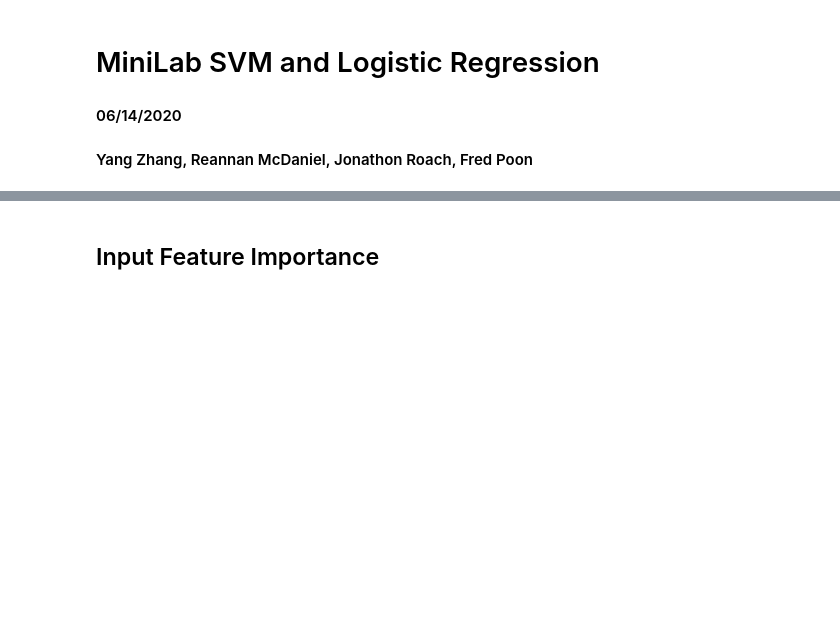
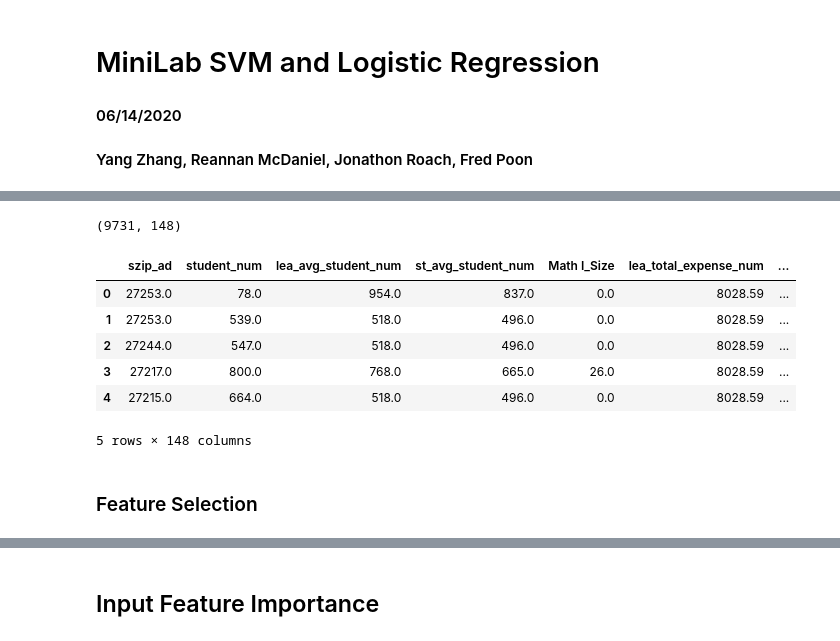
Before and after one commit to fredpoon/ds_7331_jyrf_eda, a Jupyter notebook: minilab_jyrf_draft.ipynb, the cells around one changed output, grey strips where cells are left out. Drawn from its saved outputs; the diff is of its cells as text; code cells hidden in the pictures; blank space fills up the shorter version.

Commit message:
add data preparation to Master file

```diff
--- a/minilab_jyrf_draft.ipynb
+++ b/minilab_jyrf_draft.ipynb
@@ -30,0 +39,14 @@ Typically, you would not include any graduation rate features in your graduation
+# %%
+#Locate the categorical variables in dataset
+sD_nominal = schoolData.loc[:, (schoolData.dtypes == object)]
+uniqueThreshold = 25
+
+#Delete categorical columns with > 25 unique values (Each unique value becomes a column during one-hot encoding)
+oneHotUniqueValueCounts = schoolData[sD_nominal.columns].apply(lambda x: x.nunique())
+oneHotUniqueValueCols = oneHotUniqueValueCounts[oneHotUniqueValueCounts >= uniqueThreshold].index
+schoolData.drop(oneHotUniqueValueCols, axis=1, inplace=True)
+
+#Review dataset contents one hot high unique value drops
+print('*********After: Removing columns with >= uniqueThreshold unique values***********')
+schoolData.info(verbose=False)
+print ('\r\nColumns Deleted: ', len(oneHotUniqueValueCols))
@@ -30,0 +62,7 @@ Typically, you would not include any graduation rate features in your graduation
+# %%
+#Keep an original copy of the Data
+schoolData_org = schoolData
+
+#Pop out the SPG information from the Data
+schoolData_SPG = schoolData.pop('SPG Grade')
+schoolData_SPGScore = schoolData.pop('SPG Score')
@@ -30,0 +89,4 @@ Typically, you would not include any graduation rate features in your graduation
+# %%
+# Remove All the Columns that directly used to calculate SPG Grade and Score
+schoolData.drop(schoolData.iloc[:, 22:162], inplace=True, axis=1)
+schoolData.info(verbose=True)
@@ -30,0 +111,6 @@ Typically, you would not include any graduation rate features in your graduation
+# %%
+#Isolate remaining categorical variables
+begColumnCt = len(schoolData.columns)
+
+#one hot encode categorical variables
+schoolData = pd.get_dummies(data=schoolData,drop_first=True)
@@ -30,0 +139,16 @@ Typically, you would not include any graduation rate features in your graduation
+# %%
+# Dimension of Dataset
+schoolData.shape
+
+schoolData.head()
+# %% [output]
+(9731, 148)
+|  | szip_ad | student_num | lea_avg_student_num | st_avg_student_num | Math I_Size | lea_total_expense_num | ... |
+| 0 | 27253.0 | 78.0 | 954.0 | 837.0 | 0.0 | 8028.59 | ... |
+| 1 | 27253.0 | 539.0 | 518.0 | 496.0 | 0.0 | 8028.59 | ... |
+| 2 | 27244.0 | 547.0 | 518.0 | 496.0 | 0.0 | 8028.59 | ... |
+| 3 | 27217.0 | 800.0 | 768.0 | 665.0 | 26.0 | 8028.59 | ... |
+| 4 | 27215.0 | 664.0 | 518.0 | 496.0 | 0.0 | 8028.59 | ... |
+5 rows × 148 columns
+# %% [markdown]
+### Feature Selection
```
Also changed, not shown: parts of 32 cells of this notebook.
